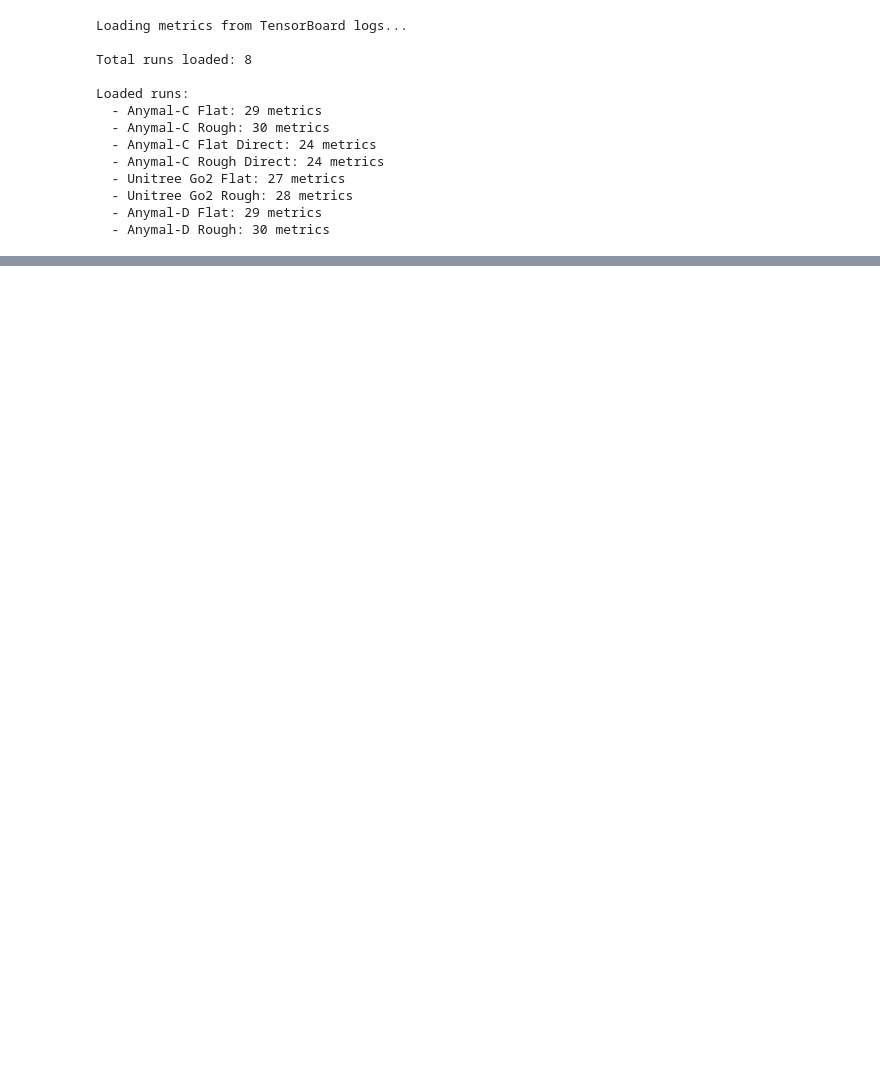
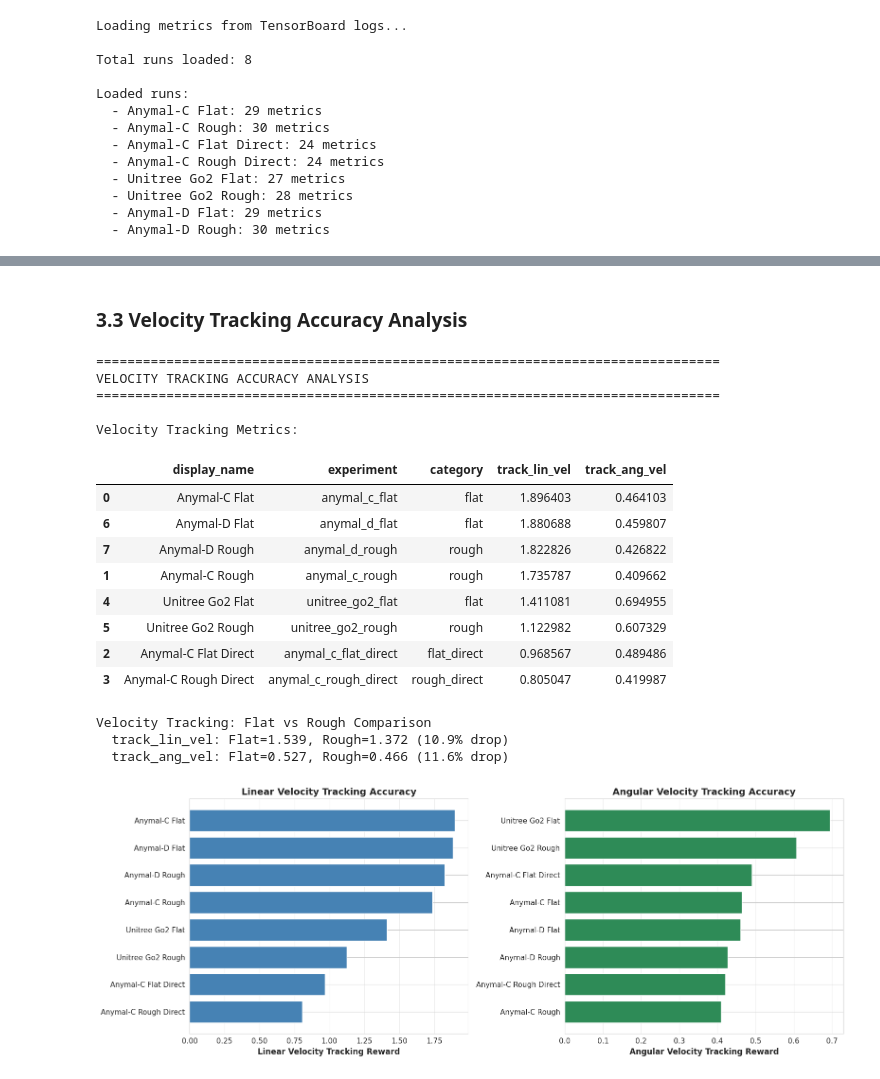
Before and after one commit to lbnmahs/quadrrl, a Jupyter notebook: notebooks/rsl_rl_performance.ipynb, the cells around one changed output, grey strips where cells are left out. Cells and saved outputs as stored; diff of their text form; code cells hidden in the pictures; blank space fills up the shorter version.

```diff
--- a/notebooks/rsl_rl_performance.ipynb
+++ b/notebooks/rsl_rl_performance.ipynb
@@ -477,0 +315,76 @@ plt.show()
+# %% [markdown]
+### 3.3 Velocity Tracking Accuracy Analysis
+# %%
+print("="*80)
+print("VELOCITY TRACKING ACCURACY ANALYSIS")
+print("="*80)
+
+# Extract velocity tracking metrics
+tracking_cols = ['track_lin_vel', 'track_ang_vel']
+available_tracking = [col for col in tracking_cols if col in metrics_df.columns]
+
+if available_tracking:
+    tracking_df = metrics_df[['display_name', 'experiment', 'category'] + available_tracking].copy()
+
+    print("\nVelocity Tracking Metrics:")
+    display(tracking_df.sort_values('track_lin_vel', ascending=False, na_position='last'))
+
+    if len(available_tracking) >= 1:
+        flat_tracking = tracking_df[tracking_df['category'].str.contains('flat', case=False, na=False)]
+        rough_tracking = tracking_df[tracking_df['category'].str.contains('rough', case=False, na=False)]
+
+        if not flat_tracking.empty and not rough_tracking.empty:
+            print("\nVelocity Tracking: Flat vs Rough Comparison")
+            for col in available_tracking:
+                flat_mean = flat_tracking[col].mean()
+                rough_mean = rough_tracking[col].mean()
+                if pd.notna(flat_mean) and pd.notna(rough_mean):
+                    drop_pct = (flat_mean - rough_mean) / flat_mean * 100.0 if flat_mean != 0 else 0
+                    print(f"  {col}: Flat={flat_mean:.3f}, Rough={rough_mean:.3f} ({drop_pct:.1f}% drop)")
+
+    # Plot velocity tracking comparison
+    fig, axes = plt.subplots(1, 2, figsize=(16, 6))
+
+    if 'track_lin_vel' in available_tracking:
+        valid_lin = tracking_df.dropna(subset=['track_lin_vel']).sort_values('track_lin_vel', ascending=False)
+        if not valid_lin.empty:
+            axes[0].barh(valid_lin['display_name'], valid_lin['track_lin_vel'], color='steelblue')
+            axes[0].set_xlabel('Linear Velocity Tracking Reward', fontsize=12, fontweight='bold')
+            axes[0].set_title('Linear Velocity Tracking Accuracy', fontsize=14, fontweight='bold')
+            axes[0].grid(axis='x', alpha=0.3)
+            axes[0].invert_yaxis()
+
+    if 'track_ang_vel' in available_tracking:
+        valid_ang = tracking_df.dropna(subset=['track_ang_vel']).sort_values('track_ang_vel', ascending=False)
+        if not valid_ang.empty:
+            axes[1].barh(valid_ang['display_name'], valid_ang['track_ang_vel'], color='seagreen')
+            axes[1].set_xlabel('Angular Velocity Tracking Reward', fontsize=12, fontweight='bold')
+            axes[1].set_title('Angular Velocity Tracking Accuracy', fontsize=14, fontweight='bold')
+            axes[1].grid(axis='x', alpha=0.3)
+            axes[1].invert_yaxis()
+
+    plt.tight_layout()
+    plt.show()
+
+
+else:
+    print("Velocity tracking metrics not available")
+# %% [output]
+================================================================================
+VELOCITY TRACKING ACCURACY ANALYSIS
+================================================================================
+
+Velocity Tracking Metrics:
+|  | display_name | experiment | category | track_lin_vel | track_ang_vel |
+| 0 | Anymal-C Flat | anymal_c_flat | flat | 1.896403 | 0.464103 |
+| 6 | Anymal-D Flat | anymal_d_flat | flat | 1.880688 | 0.459807 |
+| 7 | Anymal-D Rough | anymal_d_rough | rough | 1.822826 | 0.426822 |
+| 1 | Anymal-C Rough | anymal_c_rough | rough | 1.735787 | 0.409662 |
+| 4 | Unitree Go2 Flat | unitree_go2_flat | flat | 1.411081 | 0.694955 |
+| 5 | Unitree Go2 Rough | unitree_go2_rough | rough | 1.122982 | 0.607329 |
+| 2 | Anymal-C Flat Direct | anymal_c_flat_direct | flat_direct | 0.968567 | 0.489486 |
+| 3 | Anymal-C Rough Direct | anymal_c_rough_direct | rough_direct | 0.805047 | 0.419987 |
+Velocity Tracking: Flat vs Rough Comparison
+  track_lin_vel: Flat=1.539, Rough=1.372 (10.9% drop)
+  track_ang_vel: Flat=0.527, Rough=0.466 (11.6% drop)
+[figure, added]
```
Also changed, not shown: parts of 29 cells of this notebook, 5 other files.
